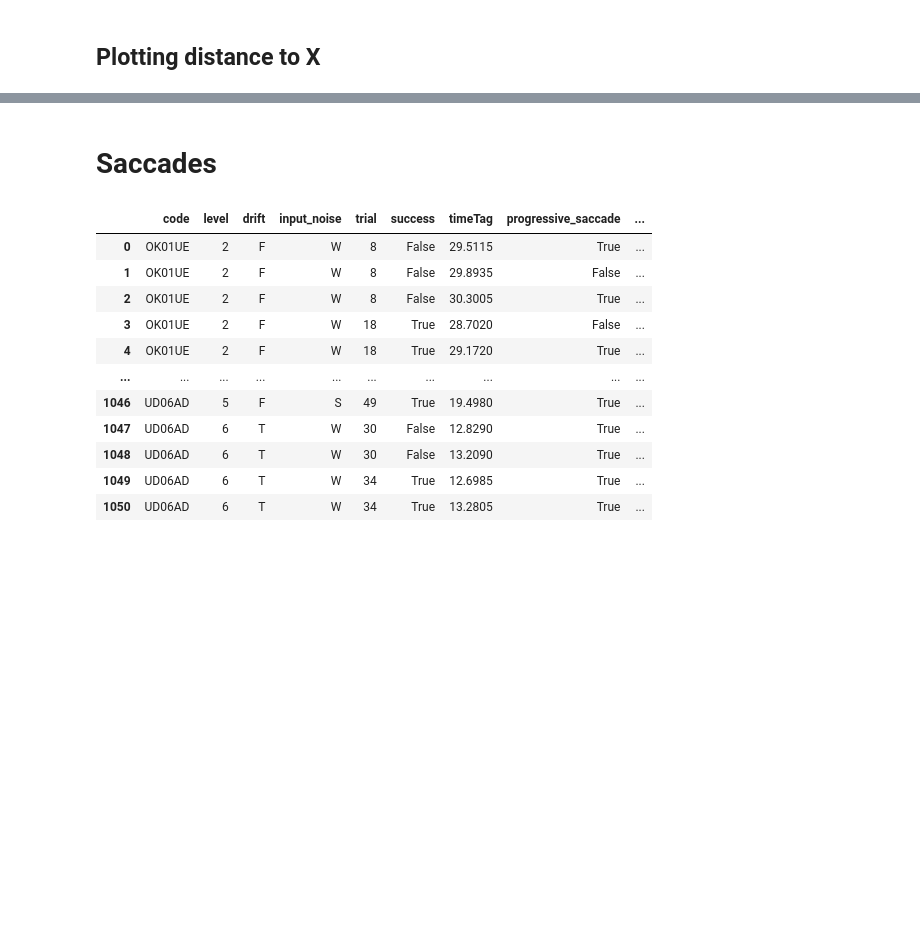
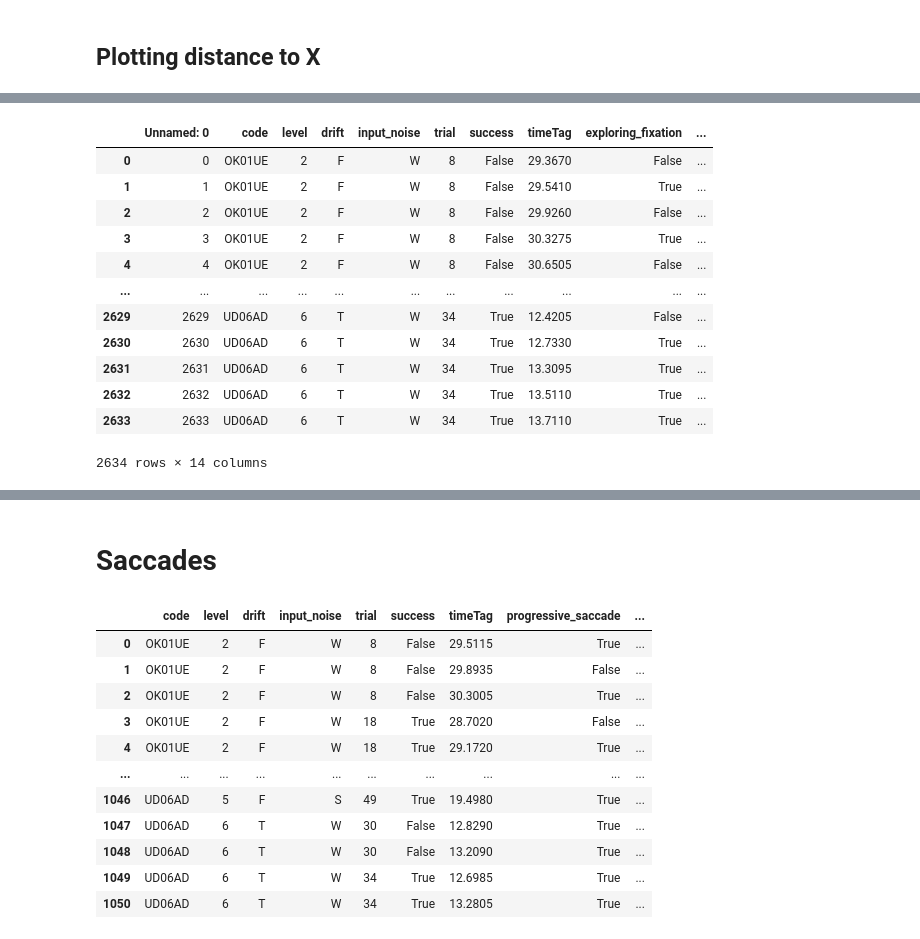
Before and after one commit to nilsheinrich/eye_movement_analysis_moonlander, a Jupyter notebook: plotting_crash_vs_success.ipynb, the cells around one changed output, grey strips where cells are left out. Cells and saved outputs as stored; diff of their text form; code cells hidden in the pictures; blank space fills up the shorter version.

```diff
--- a/plotting_crash_vs_success.ipynb
+++ b/plotting_crash_vs_success.ipynb
@@ -273,3 +283,20 @@ plot_distance_to_(eye_data, target_fixations="explore", dist="gauss", crash_inte
 #eye_data.distClosestObstacle_fix_explore = eye_data.apply(lambda x: pixel_to_degree(x.distClosestObstacle_fix_explore), axis=1)
 
 #eye_data.to_csv('eye_data/situational_analysis_data/situational_fixations_data.csv', sep=',')
+# %%
+eye_data = pd.read_csv("eye_data/situational_analysis_data/situational_fixations_data.csv", index_col=False)
+eye_data
+# %% [output]
+|  | Unnamed: 0 | code | level | drift | input_noise | trial | success | timeTag | exploring_fixation | ... |
+| 0 | 0 | OK01UE | 2 | F | W | 8 | False | 29.3670 | False | ... |
+| 1 | 1 | OK01UE | 2 | F | W | 8 | False | 29.5410 | True | ... |
+| 2 | 2 | OK01UE | 2 | F | W | 8 | False | 29.9260 | False | ... |
+| 3 | 3 | OK01UE | 2 | F | W | 8 | False | 30.3275 | True | ... |
+| 4 | 4 | OK01UE | 2 | F | W | 8 | False | 30.6505 | False | ... |
+| ... | ... | ... | ... | ... | ... | ... | ... | ... | ... | ... |
+| 2629 | 2629 | UD06AD | 6 | T | W | 34 | True | 12.4205 | False | ... |
+| 2630 | 2630 | UD06AD | 6 | T | W | 34 | True | 12.7330 | True | ... |
+| 2631 | 2631 | UD06AD | 6 | T | W | 34 | True | 13.3095 | True | ... |
+| 2632 | 2632 | UD06AD | 6 | T | W | 34 | True | 13.5110 | True | ... |
+| 2633 | 2633 | UD06AD | 6 | T | W | 34 | True | 13.7110 | True | ... |
+2634 rows × 14 columns
```
Also changed, not shown: parts of 10 cells of this notebook, 2 other files.
